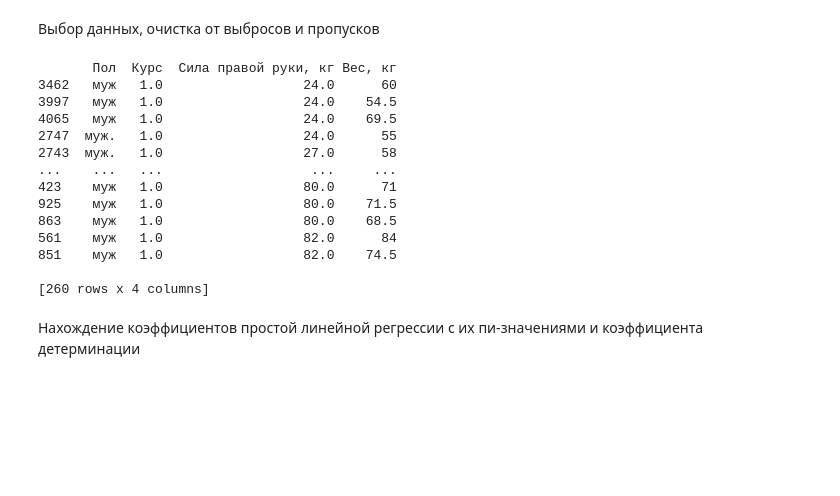
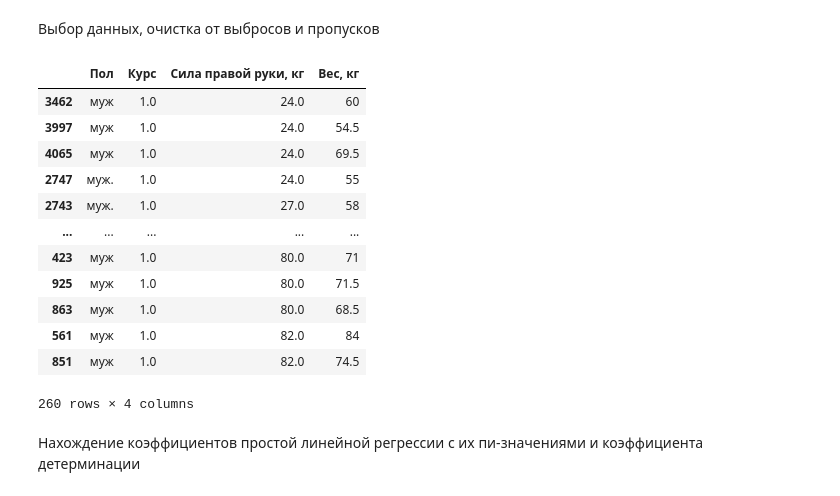
Before and after one commit to MSKteran/data-analysis-python, a Jupyter notebook: GunkoDA-PZ8.ipynb, the cells around one changed output. Cells and saved outputs as stored; diff of their text form; code cells hidden in the pictures; blank space fills up the shorter version.

```diff
--- a/GunkoDA-PZ8.ipynb
+++ b/GunkoDA-PZ8.ipynb
@@ -11,57 +11,57 @@ from scipy import stats
 import statsmodels.api as sm
 
 # Загрузка данных из файла Excel, начиная с 11 строки, т.к. до этого ненужная инфа
-file_data = pd.read_excel("Volgmed_2013.xlsx", header = None, skiprows = 10)
+df = pd.read_excel("Volgmed_2013.xlsx", header = None, skiprows = 10)
 
 # Добавление заголовков из 2 строки
 headers = pd.read_excel("Volgmed_2013.xlsx", header = 0, nrows = 1).iloc[0].tolist()
-file_data.columns = headers
+df.columns = headers
 # %% [markdown]
 Выбор данных, очистка от выбросов и пропусков
 # %%
-data = file_data[['Пол', 'Курс', 'Сила правой руки, кг', 'Вес, кг']]
+data = df[['Пол', 'Курс', 'Сила правой руки, кг', 'Вес, кг']]
 
 data = data.loc[((data['Пол'] == 'муж') | (data['Пол'] == 'муж.')) & (data['Курс'] == 1)]
 
 for col in ['Курс', 'Сила правой руки, кг', 'Вес, кг']:
     data = data[pd.to_numeric(data[col], errors = 'coerce').notna()]
 
 data.dropna(subset = ['Пол', 'Курс', 'Сила правой руки, кг', 'Вес, кг'], inplace = True)
 
 x_arr = data['Сила правой руки, кг'].to_numpy()
 q_025 = np.quantile(x_arr, 0.25)
 q_075 = np.quantile(x_arr, 0.75)
 iqd = q_075 - q_025
 upper_threshold = q_075 + 1.5 * iqd
 lower_threshold = q_025 - 1.5 * iqd
 
 data =  data.loc[(data['Сила правой руки, кг'] <= upper_threshold) & (data['Сила правой руки, кг'] >= lower_threshold)]
 
 y_arr = data['Вес, кг'].to_numpy()
 q_025 = np.quantile(y_arr, 0.25)
 q_075 = np.quantile(y_arr, 0.75)
 iqd = q_075-q_025
 upper_threshold = q_075 + 1.5 * iqd
 lower_threshold = q_025 - 1.5 * iqd
 data =  data.loc[ (data['Вес, кг'] <= upper_threshold) & (data['Вес, кг'] >= lower_threshold)]
 
-data_sort_by_length = data.sort_values(by = 'Сила правой руки, кг')
-print(data_sort_by_length)
+data_sort_by_strength = data.sort_values(by = 'Сила правой руки, кг')
+
+data_sort_by_strength
 # %% [output]
+|  | Пол | Курс | Сила правой руки, кг | Вес, кг |
+| 3462 | муж | 1.0 | 24.0 | 60 |
+| 3997 | муж | 1.0 | 24.0 | 54.5 |
+| 4065 | муж | 1.0 | 24.0 | 69.5 |
+| 2747 | муж. | 1.0 | 24.0 | 55 |
+| 2743 | муж. | 1.0 | 27.0 | 58 |
+| ... | ... | ... | ... | ... |
+| 423 | муж | 1.0 | 80.0 | 71 |
+| 925 | муж | 1.0 | 80.0 | 71.5 |
+| 863 | муж | 1.0 | 80.0 | 68.5 |
+| 561 | муж | 1.0 | 82.0 | 84 |
+| 851 | муж | 1.0 | 82.0 | 74.5 |
-       Пол  Курс  Сила правой руки, кг Вес, кг
-3462   муж   1.0                  24.0      60
-3997   муж   1.0                  24.0    54.5
-4065   муж   1.0                  24.0    69.5
-2747  муж.   1.0                  24.0      55
-2743  муж.   1.0                  27.0      58
-...    ...   ...                   ...     ...
-423    муж   1.0                  80.0      71
-925    муж   1.0                  80.0    71.5
-863    муж   1.0                  80.0    68.5
-561    муж   1.0                  82.0      84
-851    муж   1.0                  82.0    74.5
-
-[260 rows x 4 columns]
+260 rows × 4 columns
 # %% [markdown]
 Нахождение коэффициентов простой линейной регрессии с их пи-значениями и коэффициента детерминации
 # %%
```
Also changed, not shown: parts of 3 cells of this notebook.
